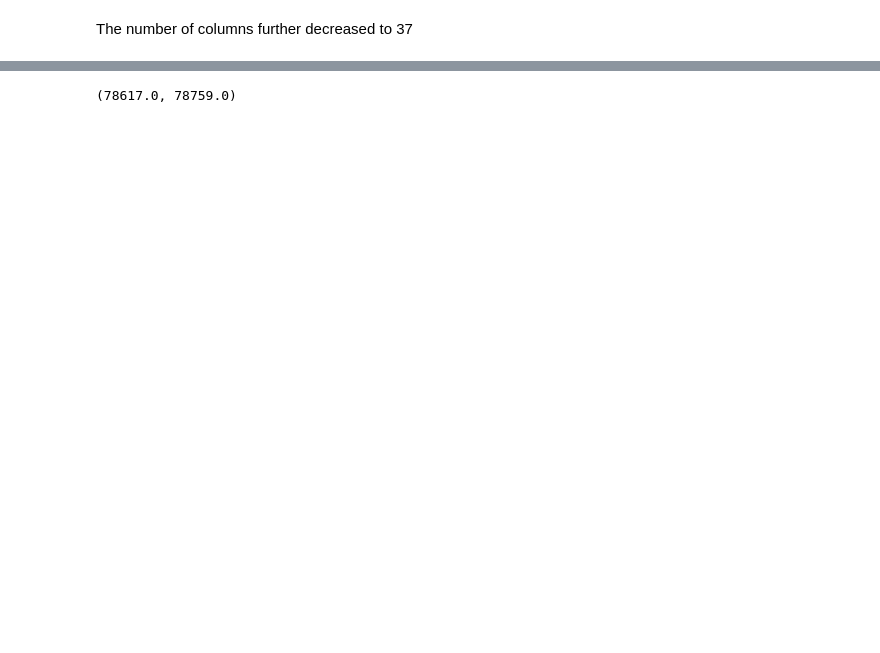
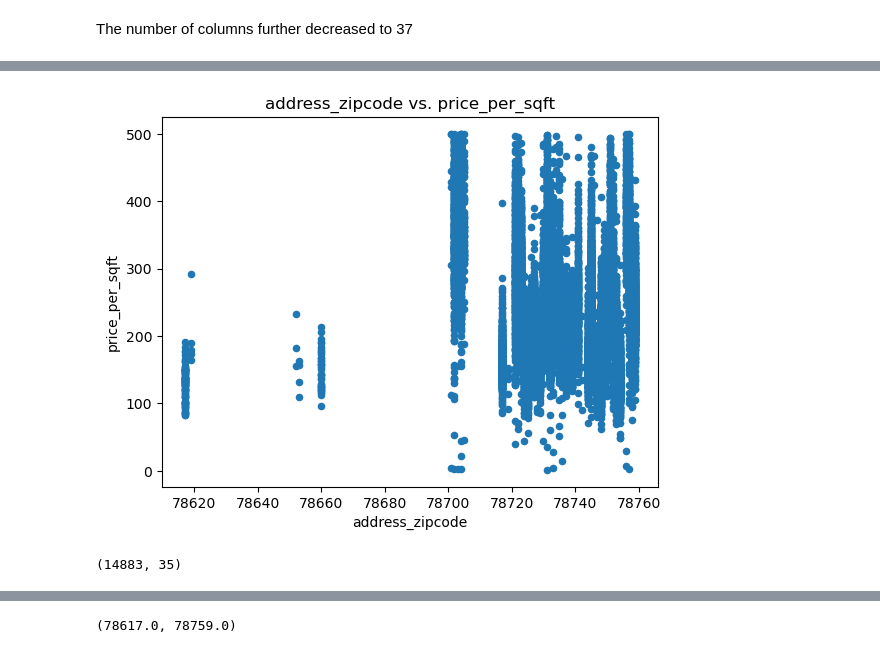
Before and after one commit to ammanuelfw/my_dsbc_projects_git, a Jupyter notebook: 02_Capstone_two_Austin_Real_Estate_Price/02_Notebooks/Capstone_two_Austin_Real_estate_pricing_AFW.ipynb, the cells around one changed output, grey strips where cells are left out. Saved outputs shown, nothing was run; the diff lists cells and outputs as text; code cells hidden in the pictures; blank space fills up the shorter version.

```diff
--- a/02_Capstone_two_Austin_Real_Estate_Price/02_Notebooks/Capstone_two_Austin_Real_estate_pricing_AFW.ipynb
+++ b/02_Capstone_two_Austin_Real_Estate_Price/02_Notebooks/Capstone_two_Austin_Real_estate_pricing_AFW.ipynb
@@ -186,0 +255,11 @@ df4.shape
+# %%
+df3 = df3[df3.price_per_sqft <= 500]
+# %%
+df3.plot.scatter(x = 'address_zipcode' , y = 'price_per_sqft' , title = 'address_zipcode vs. price_per_sqft' )
+plt.show()
+# %% [output]
+[figure, added]
+# %%
+df3.shape
+# %% [output]
+(14883, 35)
```
Also changed, not shown: parts of 50 cells of this notebook.
